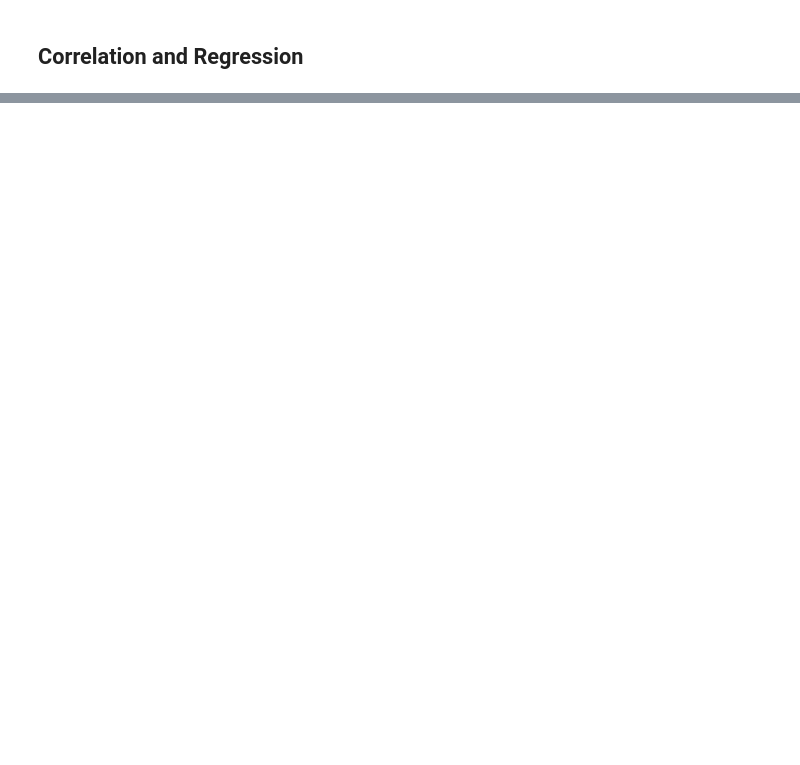
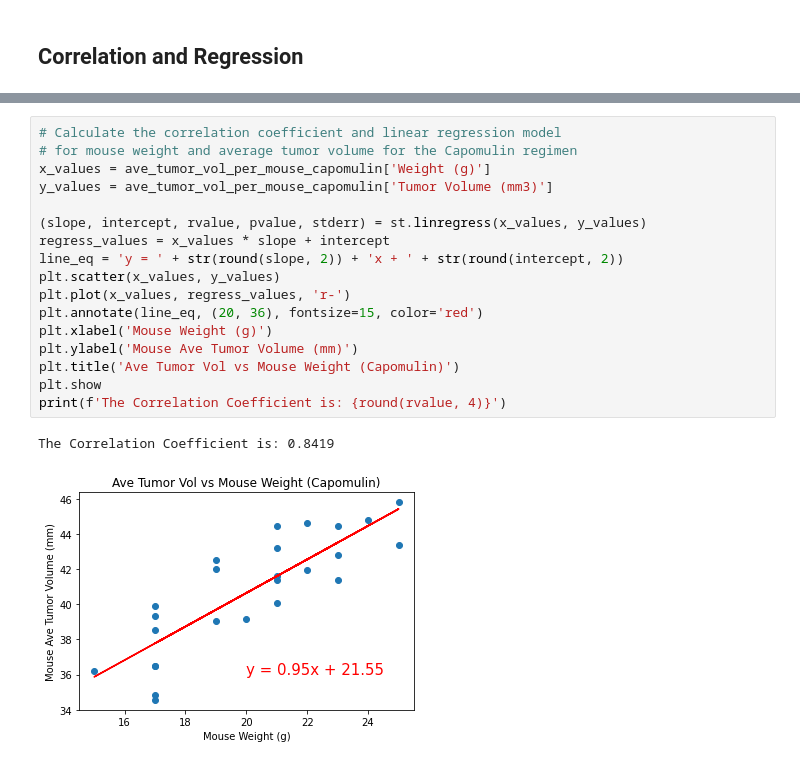
Before and after one commit to BrandonOverlie/matplotlib-challenge, a Jupyter notebook: pymaceuticals_starter.ipynb, the cells around one changed output, grey strips where cells are left out. Saved outputs shown, nothing was run; the diff lists cells and outputs as text; blank space fills up the shorter version.

```diff
--- a/pymaceuticals_starter.ipynb
+++ b/pymaceuticals_starter.ipynb
@@ -363,0 +348,20 @@ plt.show()
+# %%
+# Calculate the correlation coefficient and linear regression model
+# for mouse weight and average tumor volume for the Capomulin regimen
+x_values = ave_tumor_vol_per_mouse_capomulin['Weight (g)']
+y_values = ave_tumor_vol_per_mouse_capomulin['Tumor Volume (mm3)']
+
+(slope, intercept, rvalue, pvalue, stderr) = st.linregress(x_values, y_values)
+regress_values = x_values * slope + intercept
+line_eq = 'y = ' + str(round(slope, 2)) + 'x + ' + str(round(intercept, 2))
+plt.scatter(x_values, y_values)
+plt.plot(x_values, regress_values, 'r-')
+plt.annotate(line_eq, (20, 36), fontsize=15, color='red')
+plt.xlabel('Mouse Weight (g)')
+plt.ylabel('Mouse Ave Tumor Volume (mm)')
+plt.title('Ave Tumor Vol vs Mouse Weight (Capomulin)')
+plt.show
+print(f'The Correlation Coefficient is: {round(rvalue, 4)}')
+# %% [output]
+The Correlation Coefficient is: 0.8419
+[figure, added]
```
Also changed, not shown: parts of 5 cells of this notebook.
